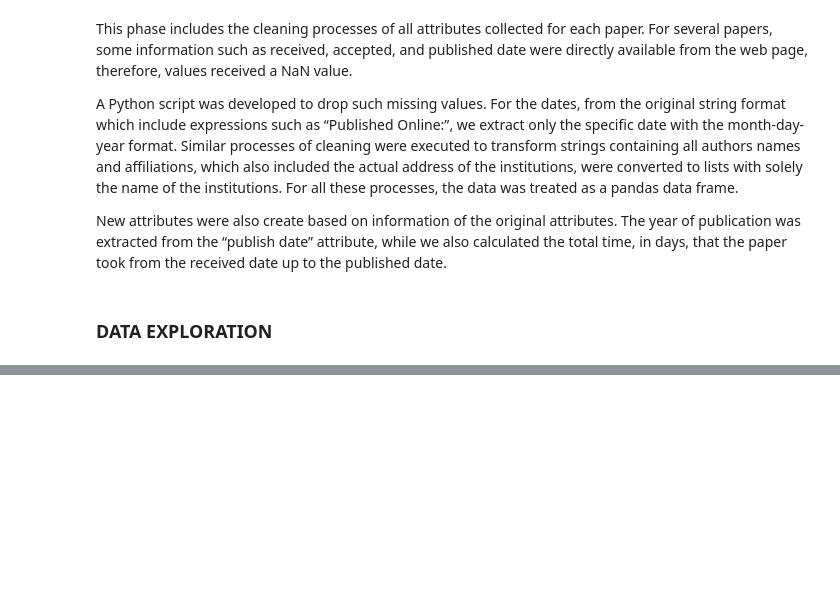
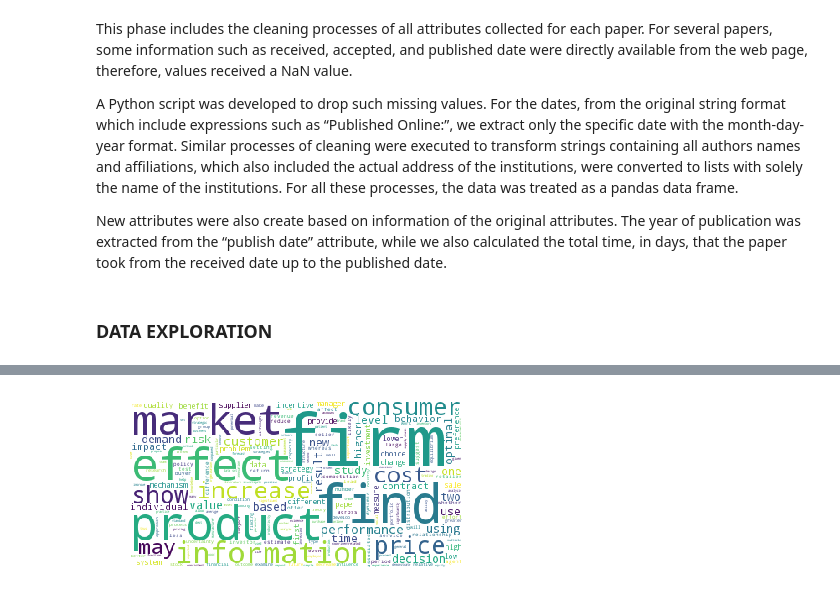
Before and after one commit to veronezipedro/paperprobability, a Jupyter notebook: The-Data-Incubator-Analysis.ipynb, the cells around one changed output, grey strips where cells are left out. Cells and saved outputs as stored; diff of their text form; code cells hidden in the pictures; blank space fills up the shorter version.

```diff
--- a/The-Data-Incubator-Analysis.ipynb
+++ b/The-Data-Incubator-Analysis.ipynb
@@ -58,0 +419,6 @@ show(plot)
+# %%
+# Fig. 6
+strings = ' '.join(df_mnsc['abstract'])
+generate_wordcloud(strings)
+# %% [output]
+[figure, added]
```
Also changed, not shown: parts of 17 cells of this notebook.
